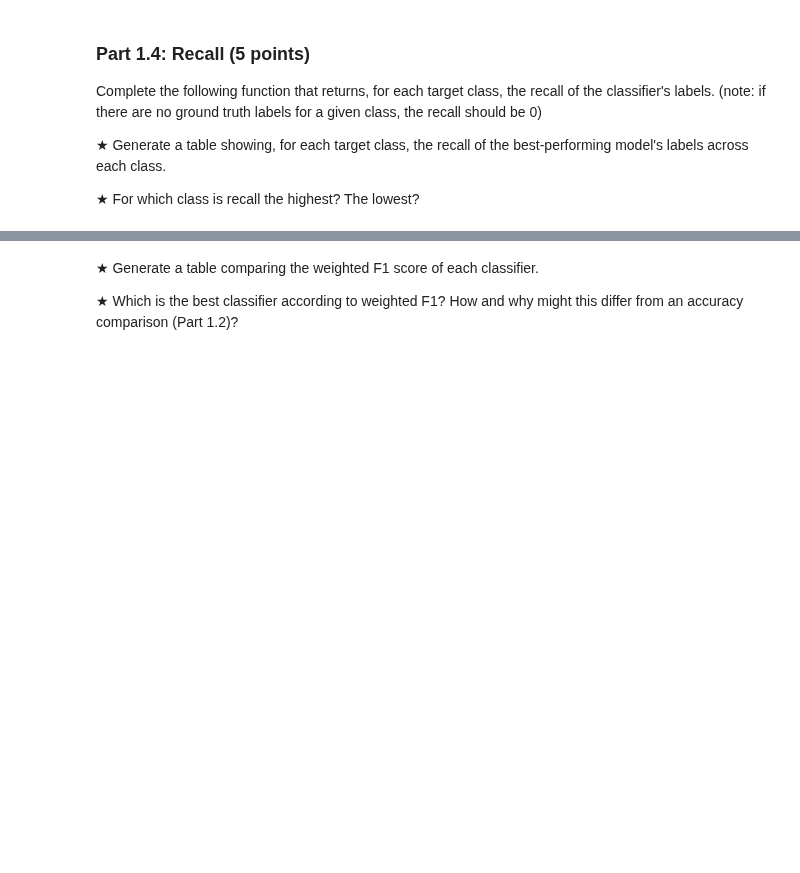
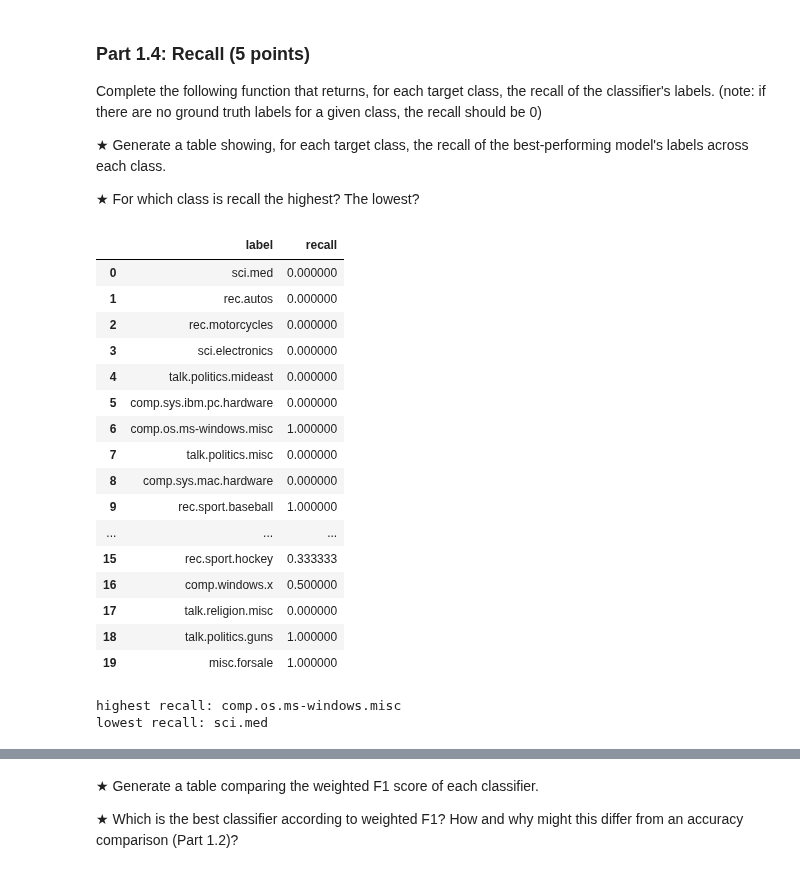
Before and after one commit to B03C9DED28E4/Audio-Tutorial-EECS183A-Fall-25, a Jupyter notebook: HW1.ipynb, the cells around one changed output, grey strips where cells are left out. Drawn from its saved outputs; the diff is of its cells as text; code cells hidden in the pictures; blank space fills up the shorter version.

```diff
--- a/HW1.ipynb
+++ b/HW1.ipynb
@@ -476,15 +462,36 @@ matrix has no cell to put it in, so it is left out of the counts there.
 
 ★ Which one has the highest accuracy?
 # %%
+import numpy as np
+
 def part1_2_acc(x: DataFrame, y: str) -> float:
+
     # TODO: Implement this function
-    pass
+
+    cm = part1_1_cm(x, y)
+
+    total = cm.sum()
+
+    diag = np.diag(cm).sum()
+
+    return diag/ total
+
+part1_2_acc(classification_data, "llama3.2:1b")
 
 accuracies: dict[str, float] = dict()
 
 for model in models:
+
     accuracies[model] = part1_2_acc(classification_data, model)
 
 save_results(accuracies, "results/accuracies.json")
 
-best_model = "" # TODO: Which model performed the best?
+accuracy_table = pd.DataFrame(
+    accuracies.items(),
+    columns=["Model", "Accuracy"]
+)
+
+display(accuracy_table)
+best_model = max(accuracies, key=lambda k: accuracies[k]) # TODO: Which model performed the best?
+
+best_model
@@ -519,19 +568,50 @@ Complete the following function that returns, for each target class, the recall
 ★ For which class is recall the highest? The lowest?
 # %%
 def part1_4_rec(x: DataFrame, y: str) -> dict[str, float]:
-    # TODO: Implement this function
-    pass
+    cm = part1_1_cm(x, y)
+    return {labels[j]: 0 if np.sum(cm[j, :]) == 0 else cm[j,j] / np.sum(cm[j, :]) for j in range(cm.shape[0])}
 
 if best_model not in models:
     print(f"best_model is still {best_model!r}. Set it in Part 1.2 to one of {models}, "
           f"then re-run this cell.")
     best_model_rec = None
 else:
     best_model_rec = part1_4_rec(classification_data, best_model)
 
 save_results(best_model_rec, "results/best_model_rec.json")
 
-# TODO: Scratch space for analyzing the recall.
+recalls = pd.DataFrame(
+    best_model_rec.items(),
+    columns=["label", "recall"]
+)
+
+display(recalls)
+
+best_class = max(best_model_rec, key=best_model_rec.get)
+worst_class = min(best_model_rec, key=best_model_rec.get)
+
+print("highest recall:", best_class)
+print("lowest recall:", worst_class)
+# %% [output]
+|  | label | recall |
+| 0 | sci.med | 0.000000 |
+| 1 | rec.autos | 0.000000 |
+| 2 | rec.motorcycles | 0.000000 |
+| 3 | sci.electronics | 0.000000 |
+| 4 | talk.politics.mideast | 0.000000 |
+| 5 | comp.sys.ibm.pc.hardware | 0.000000 |
+| 6 | comp.os.ms-windows.misc | 1.000000 |
+| 7 | talk.politics.misc | 0.000000 |
+| 8 | comp.sys.mac.hardware | 0.000000 |
+| 9 | rec.sport.baseball | 1.000000 |
+| ... | ... | ... |
+| 15 | rec.sport.hockey | 0.333333 |
+| 16 | comp.windows.x | 0.500000 |
+| 17 | talk.religion.misc | 0.000000 |
+| 18 | talk.politics.guns | 1.000000 |
+| 19 | misc.forsale | 1.000000 |
+highest recall: comp.os.ms-windows.misc
+lowest recall: sci.med
 # %% [markdown]
 ### Part 1.5: F1 (5 points)
 
```
Also changed, not shown: parts of 11 cells of this notebook.
